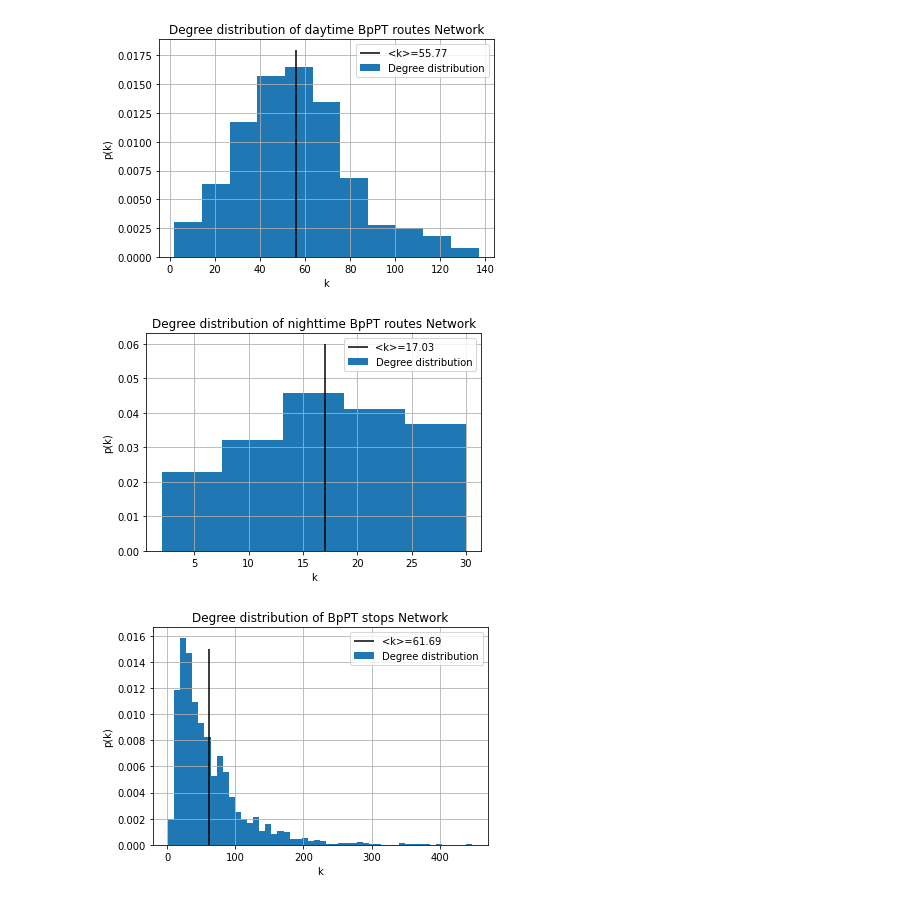
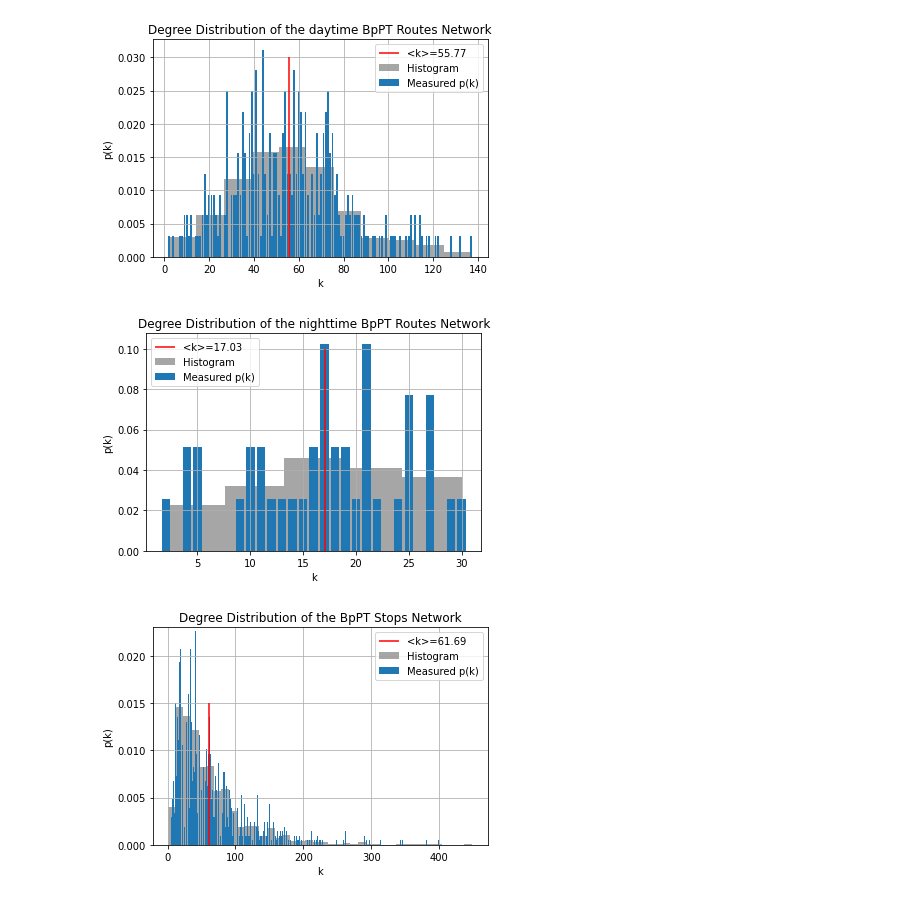
Before and after one commit to baskayj/bkk_network, a Jupyter notebook: degree_distr.ipynb, the cells around one changed output. Cells and saved outputs as stored; diff of their text form; code cells hidden in the pictures.

```diff
--- a/degree_distr.ipynb
+++ b/degree_distr.ipynb
@@ -8,37 +9,40 @@ df = pd.read_csv('route_degrees_daytime.csv',header=0)
 # %%
-mu = np.mean(df['degree'])
+mu = np.mean(df_2['degree'])
 
 fig = plt.figure()
-hist, bins, patches = plt.hist(df['degree'], bins=11, density=True)
-plt.vlines(mu,0,0.018, colors="black") #It gives the same result as the sql query
+hist, bins, patches = plt.hist(df_2['degree'], bins=11, density=True, color = "grey", alpha = 0.7)
+plt.bar(df['degree'],df['pk'])
+plt.vlines(mu,0,0.030, colors="red") #It gives the same result as the sql query
 
 fig.patch.set_facecolor('white')
-plt.legend((f'<k>={round(mu,2)}','Degree distribution'))
+plt.legend((f'<k>={round(mu,2)}','Histogram', "Measured p(k)"))
 plt.xlabel('k')
 plt.ylabel('p(k)')
 plt.grid()
-plt.title('Degree distribution of daytime BpPT routes Network')
+plt.title('Degree Distribution of the daytime BpPT Routes Network')
 plt.savefig('route_degrees_daytime.png')
 # %% [output]
-[figure, old version]
+[figure, new version]
 # %%
 # ROUTES - NIGHTTIME
-df = pd.read_csv('route_degrees_nighttime.csv',header=0)
+df = pd.read_csv('route_degree_distr_nighttime.csv',header=0)
+df_2 = pd.read_csv('route_degrees_nighttime.csv',header=0)
 # %%
-mu = np.mean(df['degree'])
+mu = np.mean(df_2['degree'])
 
 fig = plt.figure()
-hist, bins, patches = plt.hist(df['degree'], bins=5, density=True)
-plt.vlines(np.mean(df['degree']),0,0.06, colors="black") #It gives the same result as the sql query
+hist, bins, patches = plt.hist(df_2['degree'], bins=5, density=True, color = "grey", alpha = 0.7)
+plt.bar(df['degree'],df['pk'])
+plt.vlines(mu,0,0.10, colors="red") #It gives the same result as the sql query
 
 fig.patch.set_facecolor('white')
-plt.legend((f'<k>={round(mu,2)}','Degree distribution'))
+plt.legend((f'<k>={round(mu,2)}','Histogram', "Measured p(k)"))
 plt.xlabel('k')
 plt.ylabel('p(k)')
 plt.grid()
-plt.title('Degree distribution of nighttime BpPT routes Network')
+plt.title('Degree Distribution of the nighttime BpPT Routes Network')
 plt.savefig('route_degrees_nighttime.png')
 # %% [output]
-[figure, old version]
+[figure, new version]
 # %%
 # STOPS - DAYTIME
@@ -46,17 +51,19 @@ df = pd.read_csv('stop_degrees_daytime.csv',header=0)
 # %%
-mu = np.mean(df['degree'])
+mu = np.mean(df_2['degree'])
 
 fig = plt.figure()
-hist, bins, patches = plt.hist(df['degree'], bins=50, density=True)
-plt.vlines(np.mean(df['degree']),0,0.015, colors="black") #It gives the same result as the sql query
+hist, bins, patches = plt.hist(df_2['degree'], bins=40, density=True, color = "grey", alpha = 0.7)
+plt.bar(df['degree'],df['pk'])
+plt.vlines(mu,0,0.015, colors="red") #It gives the same result as the sql query
 
 fig.patch.set_facecolor('white')
-plt.legend((f'<k>={round(mu,2)}','Degree distribution'))
+plt.legend((f'<k>={round(mu,2)}','Histogram', "Measured p(k)"))
 plt.xlabel('k')
 plt.ylabel('p(k)')
+plt.ylim(0,0.023)
 plt.grid()
-plt.title('Degree distribution of BpPT stops Network')
+plt.title('Degree Distribution of the BpPT Stops Network')
 plt.savefig('stop_degrees_daytime.png')
 #This looks scale-free. Further investigation is needed.
 # %% [output]
-[figure, old version]
+[figure, new version]
```
Also changed, not shown: parts of 2 cells of this notebook, 26 other files.
